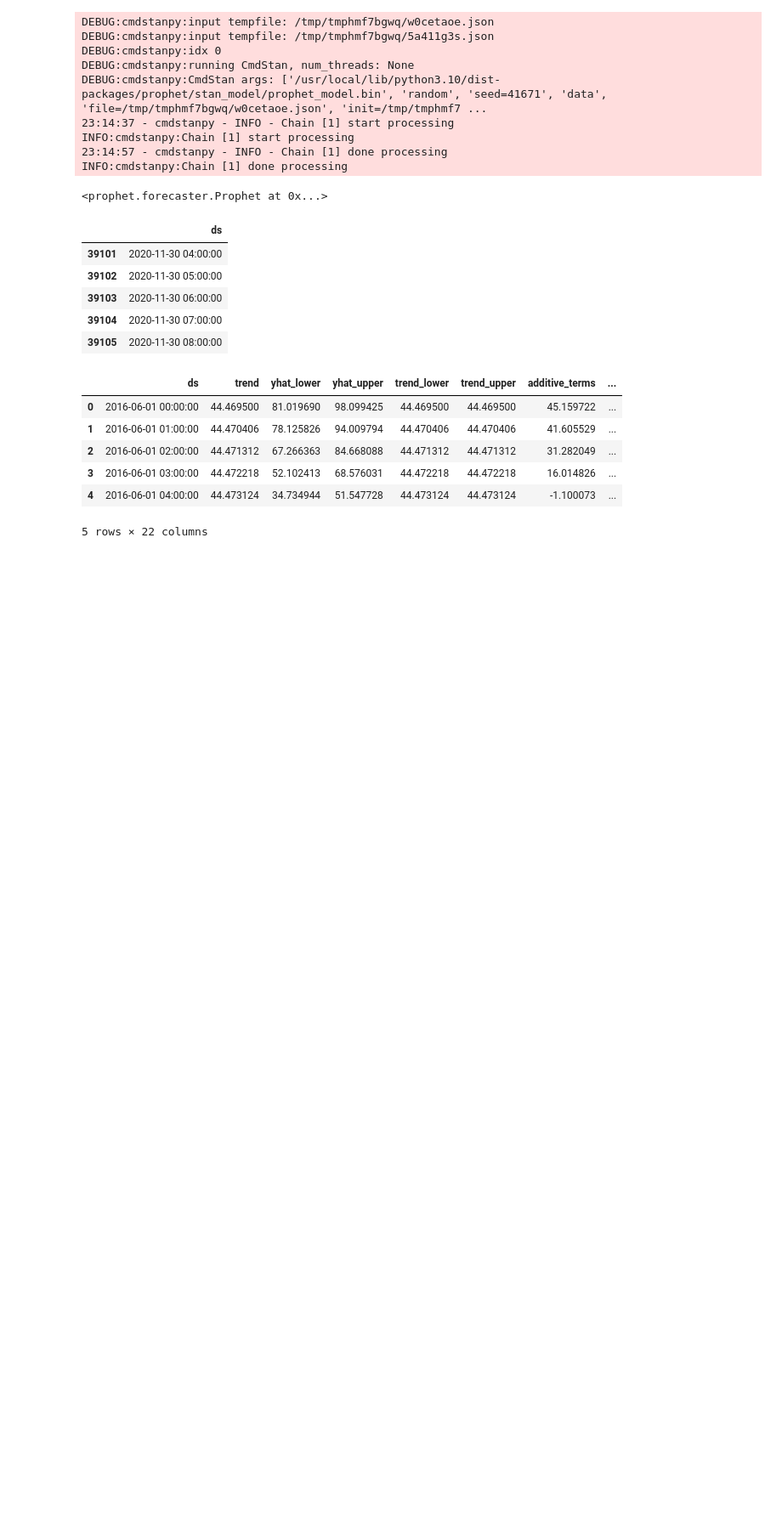
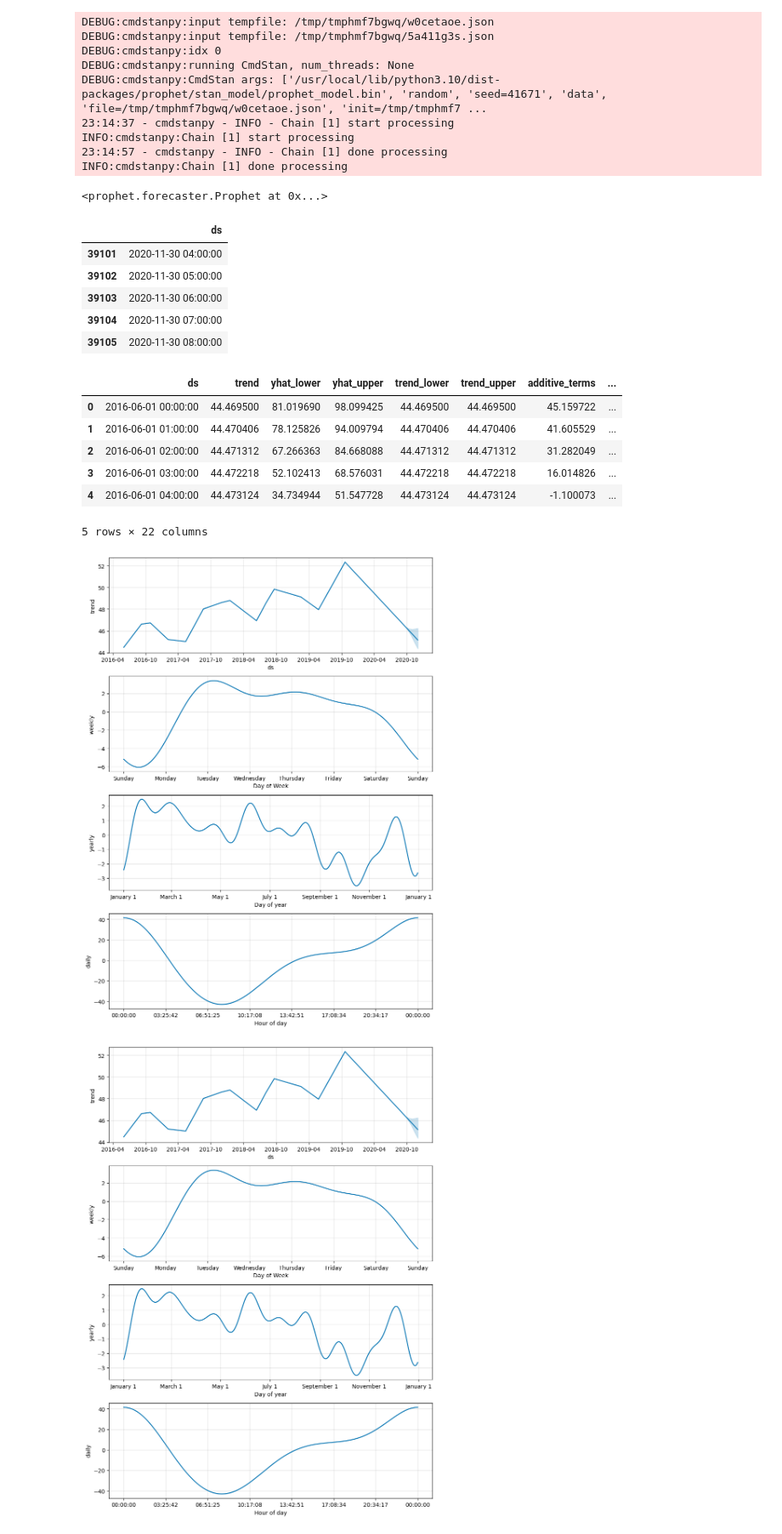
Before and after one commit to Shantesh123/Command_Line_Testing, a Jupyter notebook: Copy_of_!pip_install_prophet.ipynb, the cells around one changed output. Shown at 85% size. Saved outputs shown, nothing was run; the diff lists cells and outputs as text; code cells hidden in the pictures; blank space fills up the shorter version.

```diff
--- a/Copy_of_!pip_install_prophet.ipynb
+++ b/Copy_of_!pip_install_prophet.ipynb
@@ -384,3 +384,9 @@ display(forecast_mercado_trends.head())
 | 3 | 2016-06-01 03:00:00 | 44.472218 | 52.102413 | 68.576031 | 44.472218 | 44.472218 | 16.014826 | ... |
 | 4 | 2016-06-01 04:00:00 | 44.473124 | 34.734944 | 51.547728 | 44.473124 | 44.473124 | -1.100073 | ... |
 5 rows × 22 columns
+# %%
+# Plot the Prophet predictions for the Mercado trends data
+prophet_model.plot_components(forecast_mercado_trends)
+# %% [output]
+[figure, added]
+[figure, added]
```
